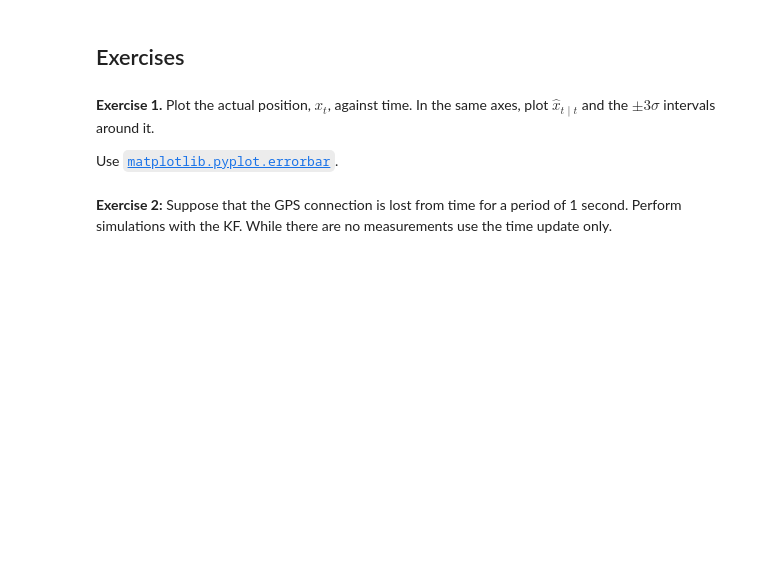
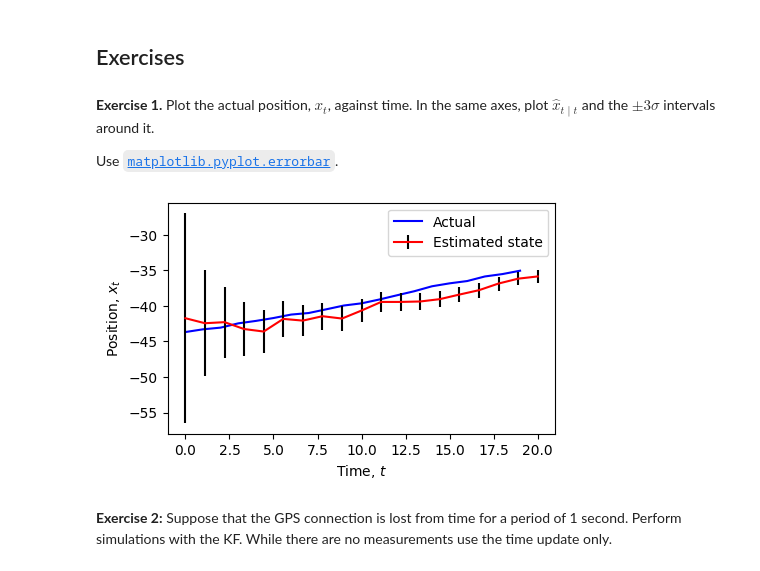
Before and after one commit to Gijinkstra/EstimationTheoryNotebooks, a Jupyter notebook: 2_kalman/3_kf_positioning.ipynb, the cells around one changed output. Cells and saved outputs as stored; diff of their text form; code cells hidden in the pictures; blank space fills up the shorter version.

```diff
--- a/2_kalman/3_kf_positioning.ipynb
+++ b/2_kalman/3_kf_positioning.ipynb
@@ -114,7 +114,37 @@ plt.show()
 
 Use [`matplotlib.pyplot.errorbar`](https://matplotlib.org/stable/api/_as_gen/matplotlib.pyplot.errorbar.html).
 # %%
-## Your code goes here
+# Implementation of KF
+x = np.random.multivariate_normal(x0_tilde.flatten(), P0, 1).reshape((-1,1)) # random initial state
+sigma_tu, x_tu = P0, x0_tilde.reshape((-1, 1)) # initialisation
+
+n_sim = 20
+x_cache = np.zeros((n_sim, 2))
+x_mu_cache = np.zeros((n_sim-1, 2))
+x_cache[0, :] = x.T
+sigma_mu_cache = np.zeros((n_sim - 1, 1))
+for t in range(n_sim - 1):
+    v = np.random.normal(0, np.sqrt(R), 1)
+    y = C @ x + v
+    sigma_mu, x_mu = measurement_update(sigma_tu, x_tu, y)
+    x_mu_cache[t, :] = x_mu.T
+    sigma_mu_cache[t, :] = sigma_mu[0, 0]
+    sigma_tu, x_tu = time_update(sigma_mu, x_mu)
+    w = np.random.normal(0, np.sqrt(Q), 1).T
+    x = A @ x + G * w
+    x_cache[t+1, :] = x.T
+
+plt.figure(figsize=(5, 3))
+plt.plot(x_cache[:, 0], 'b-', label='Actual')
+#plt.plot(x_mu_cache[:, 0], 'r-', label='Estimated (MU)')
+plt.errorbar(np.linspace(0, n_sim, n_sim - 1), x_mu_cache[:, 0], yerr=sigma_mu_cache.T, color='r',
+             label='Estimated state', ecolor='k')
+plt.xlabel('Time, $t$')
+plt.ylabel('Position, $x_t$')
+plt.legend()
+plt.show()
+# %% [output]
+[figure, added]
 # %% [markdown]
 **Exercise 2:** Suppose that the GPS connection is lost from time for a period of 1 second. Perform simulations with the KF. While there are no measurements use the time update only.
 # %%
```
Also changed, not shown: parts of 6 cells of this notebook, 2 other files.
